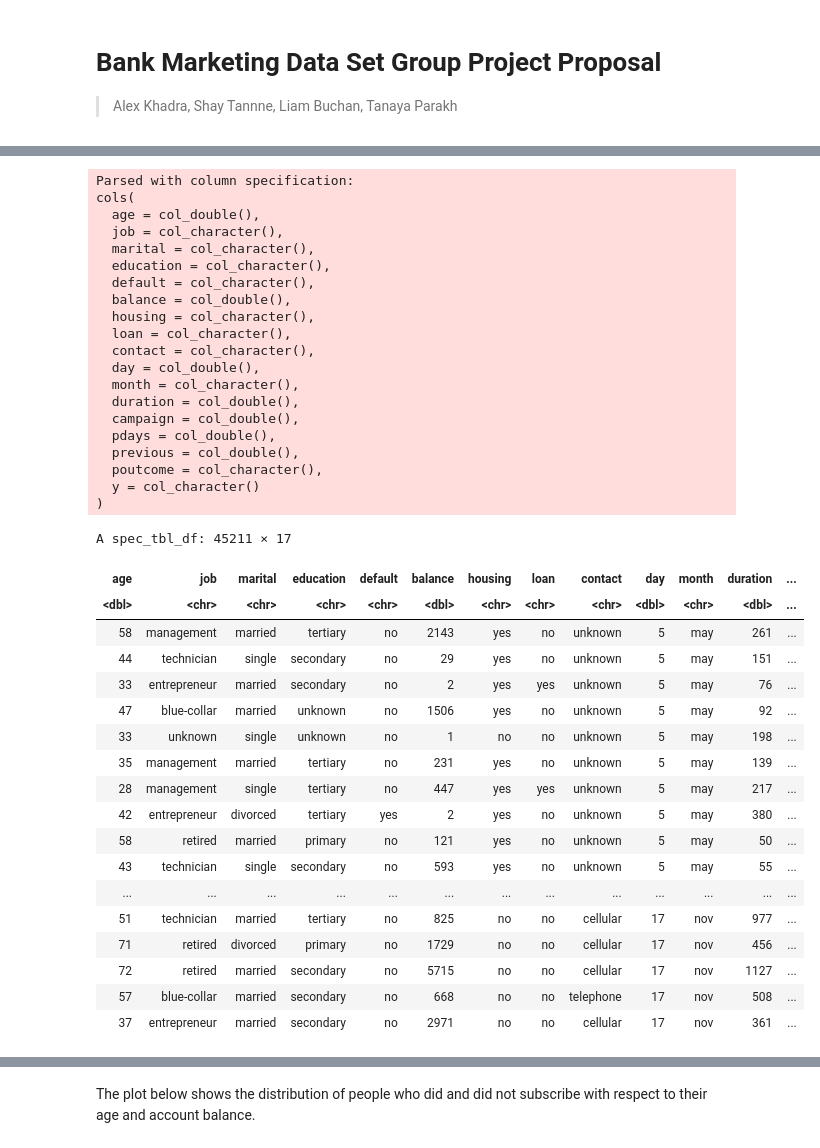
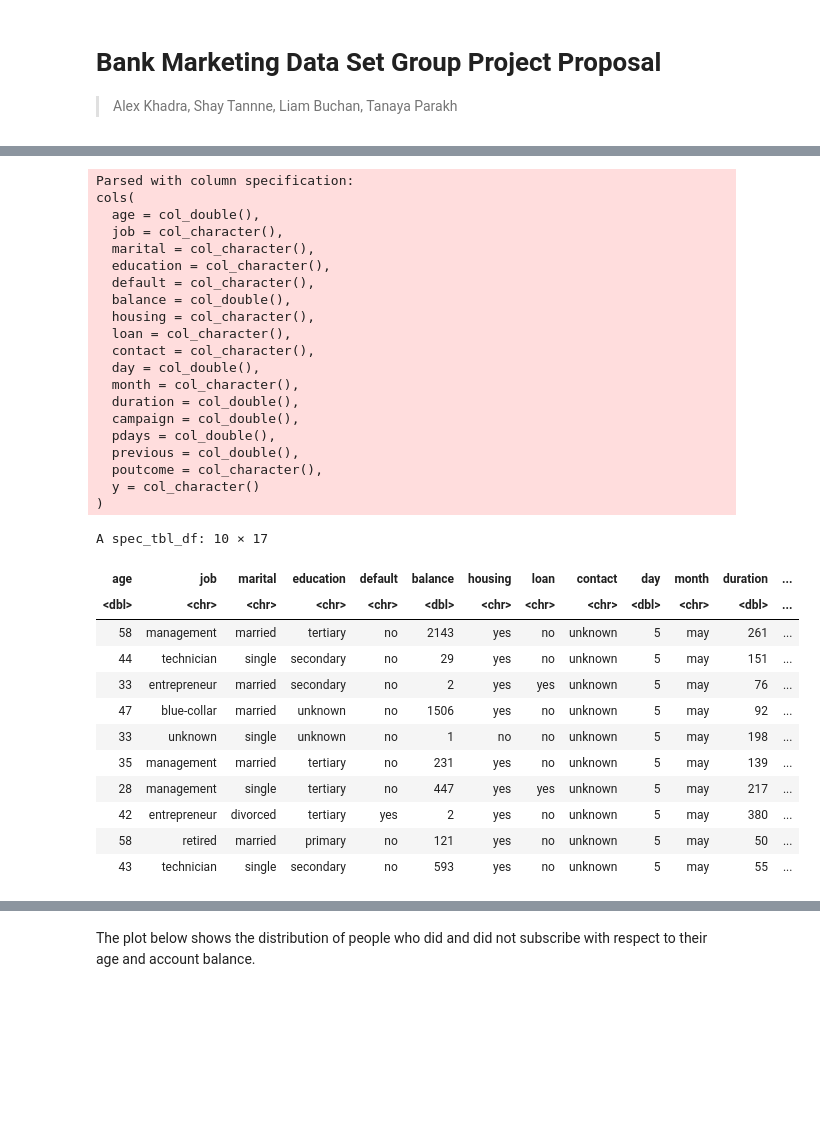
Before and after one commit to alexkhadr/Credit-Card-Project, a Jupyter notebook: proposal.ipynb, the cells around one changed output, grey strips where cells are left out. Drawn from its saved outputs; the diff is of its cells as text; code cells hidden in the pictures; blank space fills up the shorter version.

```diff
--- a/proposal.ipynb
+++ b/proposal.ipynb
@@ -51,43 +31,37 @@ Warning message:
 # %%
-bank_all_cols <- read_delim("data/bank-full.csv", delim = ';')
-bank_all_cols
+bank_full <- read_delim("data/bank-full.csv", delim = ';')
+slice(bank_full, 1:10)
 # %% [output]
 Parsed with column specification:
 cols(
   age = col_double(),
   job = col_character(),
   marital = col_character(),
   education = col_character(),
   default = col_character(),
   balance = col_double(),
   housing = col_character(),
   loan = col_character(),
   contact = col_character(),
   day = col_double(),
   month = col_character(),
   duration = col_double(),
   campaign = col_double(),
   pdays = col_double(),
   previous = col_double(),
   poutcome = col_character(),
   y = col_character()
 )
-A spec_tbl_df: 45211 × 17
+A spec_tbl_df: 10 × 17
 | age | job | marital | education | default | balance | housing | loan | contact | day | month | duration | ... |
 | <dbl> | <chr> | <chr> | <chr> | <chr> | <dbl> | <chr> | <chr> | <chr> | <dbl> | <chr> | <dbl> | ... |
 | 58 | management | married | tertiary | no | 2143 | yes | no | unknown | 5 | may | 261 | ... |
 | 44 | technician | single | secondary | no | 29 | yes | no | unknown | 5 | may | 151 | ... |
 | 33 | entrepreneur | married | secondary | no | 2 | yes | yes | unknown | 5 | may | 76 | ... |
 | 47 | blue-collar | married | unknown | no | 1506 | yes | no | unknown | 5 | may | 92 | ... |
 | 33 | unknown | single | unknown | no | 1 | no | no | unknown | 5 | may | 198 | ... |
 | 35 | management | married | tertiary | no | 231 | yes | no | unknown | 5 | may | 139 | ... |
 | 28 | management | single | tertiary | no | 447 | yes | yes | unknown | 5 | may | 217 | ... |
 | 42 | entrepreneur | divorced | tertiary | yes | 2 | yes | no | unknown | 5 | may | 380 | ... |
 | 58 | retired | married | primary | no | 121 | yes | no | unknown | 5 | may | 50 | ... |
 | 43 | technician | single | secondary | no | 593 | yes | no | unknown | 5 | may | 55 | ... |
-| ... | ... | ... | ... | ... | ... | ... | ... | ... | ... | ... | ... | ... |
-| 51 | technician | married | tertiary | no | 825 | no | no | cellular | 17 | nov | 977 | ... |
-| 71 | retired | divorced | primary | no | 1729 | no | no | cellular | 17 | nov | 456 | ... |
-| 72 | retired | married | secondary | no | 5715 | no | no | cellular | 17 | nov | 1127 | ... |
-| 57 | blue-collar | married | secondary | no | 668 | no | no | telephone | 17 | nov | 508 | ... |
-| 37 | entrepreneur | married | secondary | no | 2971 | no | no | cellular | 17 | nov | 361 | ... |
```
Also changed, not shown: parts of 14 cells of this notebook.
